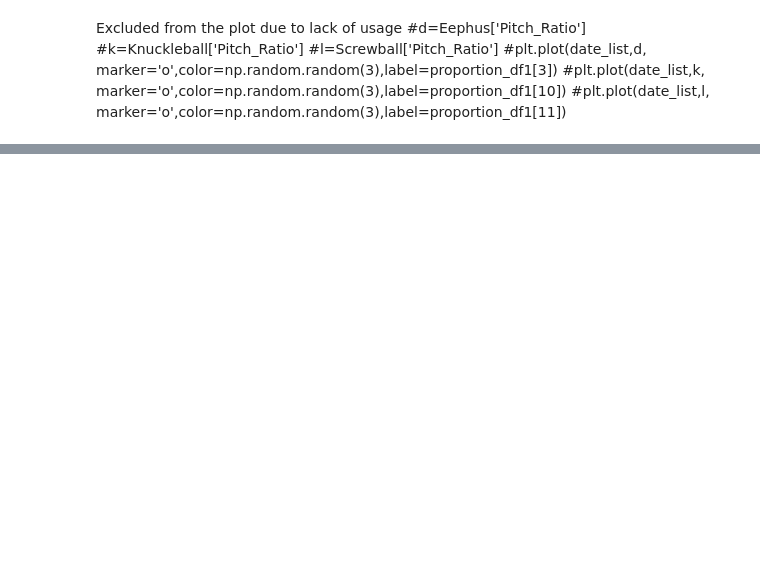
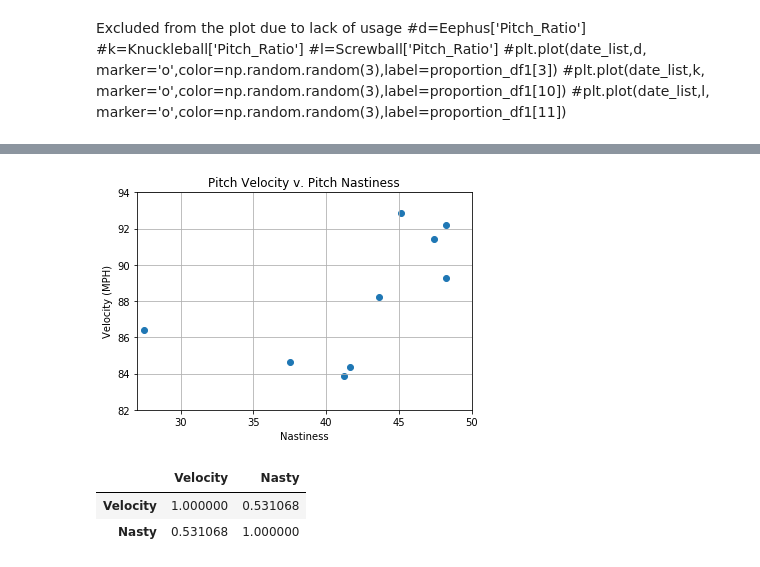
Before and after one commit to awindmiller/Project_1, a Jupyter notebook: Tim - Adj.ipynb, the cells around one changed output, grey strips where cells are left out. Cells and saved outputs as stored; diff of their text form; code cells hidden in the pictures; blank space fills up the shorter version.

```diff
--- a/Tim - Adj.ipynb
+++ b/Tim - Adj.ipynb
@@ -315,3 +325,10 @@ Excluded from the plot due to lack of usage
     #plt.plot(date_list,d, marker='o',color=np.random.random(3),label=proportion_df1[3])
     #plt.plot(date_list,k, marker='o',color=np.random.random(3),label=proportion_df1[10])
     #plt.plot(date_list,l, marker='o',color=np.random.random(3),label=proportion_df1[11])
+# %%
+split1 = final_df["StartTime"].str.split(":", n=2,expand=True)
+split2 = split1[1].str.split(" ", n=2,expand=True)
+# %%
+split1[0]=split1[0].astype(int)
+final_df['StartTimeAdj'] = split2[1]+" "+split1[0].astype(str)
+final_df.head()
@@ -317,0 +342,22 @@ Excluded from the plot due to lack of usage
+# %%
+time_df=final_df.groupby(['TypeofPitch'])['Velocity','Nasty'].mean().reset_index().sort_values(['TypeofPitch','Nasty'])
+time1=time_df
+plt.scatter(time1['Nasty'],time1['Velocity'])
+plt.ylim(82,94)
+plt.xlim(27,50)
+plt.title("Pitch Velocity v. Pitch Nastiness")
+plt.xlabel("Nastiness")
+plt.ylabel("Velocity (MPH)")
+plt.grid()
+plt.savefig("Pitch Velocity and Pitch Nastiness.png")
+plt.show()
+#time1
+# %% [output]
+[figure, added]
+# %%
+nastycorr = time1.corr(method ='pearson')
+nastycorr
+# %% [output]
+|  | Velocity | Nasty |
+| Velocity | 1.000000 | 0.531068 |
+| Nasty | 0.531068 | 1.000000 |
```
Also changed, not shown: parts of 6 cells of this notebook, 3 other files.
